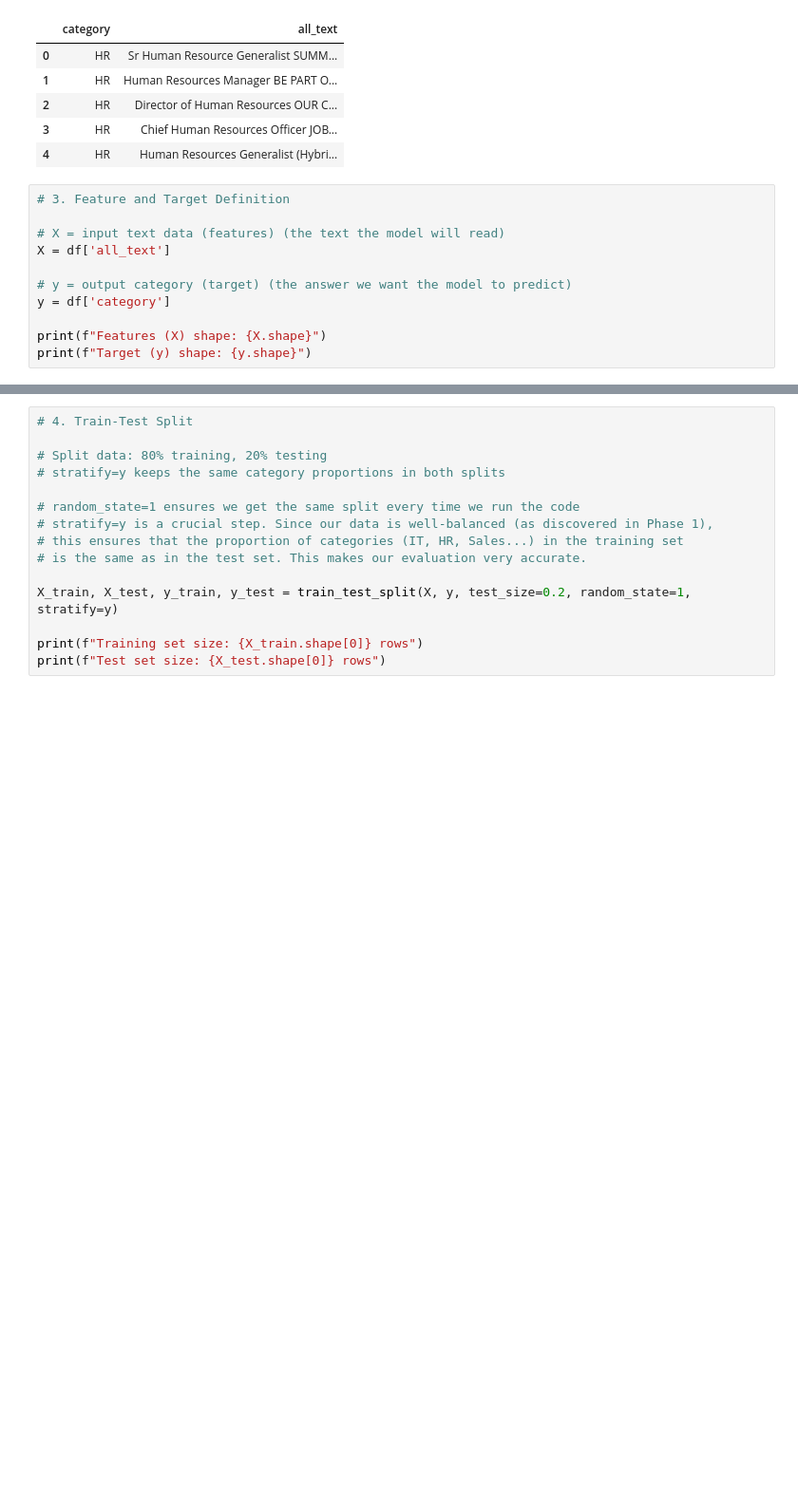
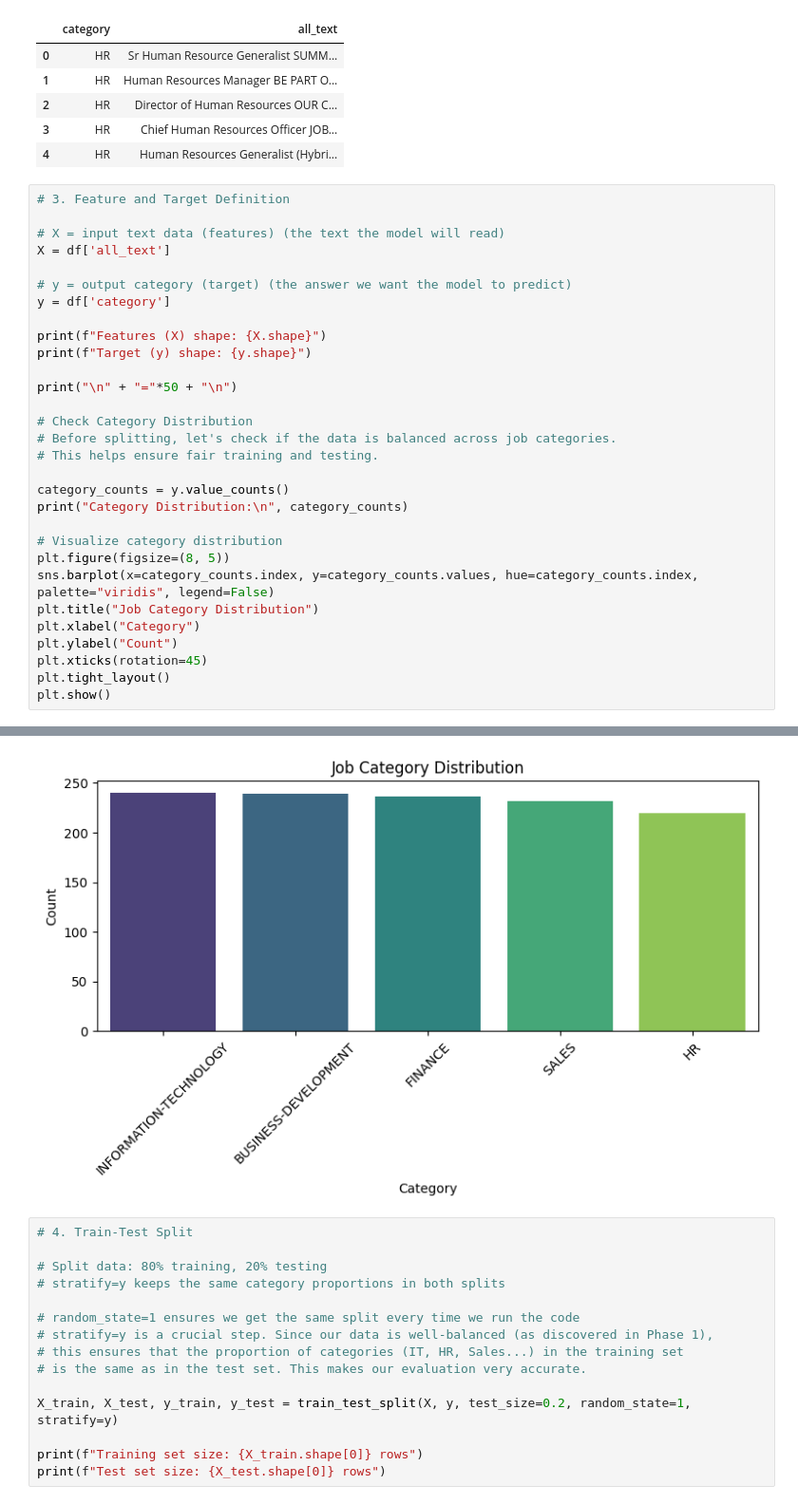
Before and after one commit to RanaaAlanezi/SWE485-Project-Group7, a Jupyter notebook: Supervised_Learning/Phase2_Supervised_Learning.ipynb, the cells around one changed output, grey strips where cells are left out. Shown: that part at 95% size. Saved outputs shown, nothing was run; the diff lists cells and outputs as text; blank space fills up the shorter version.

```diff
--- a/Supervised_Learning/Phase2_Supervised_Learning.ipynb
+++ b/Supervised_Learning/Phase2_Supervised_Learning.ipynb
@@ -77,6 +77,25 @@ y = df['category']
 
 print(f"Features (X) shape: {X.shape}")
 print(f"Target (y) shape: {y.shape}")
+
+print("\n" + "="*50 + "\n")
+
+# Check Category Distribution
+# Before splitting, let's check if the data is balanced across job categories.
+# This helps ensure fair training and testing.
+
+category_counts = y.value_counts()
+print("Category Distribution:\n", category_counts)
+
+# Visualize category distribution
+plt.figure(figsize=(8, 5))
+sns.barplot(x=category_counts.index, y=category_counts.values, hue=category_counts.index, palette="viridis", legend=False)
+plt.title("Job Category Distribution")
+plt.xlabel("Category")
+plt.ylabel("Count")
+plt.xticks(rotation=45)
+plt.tight_layout()
+plt.show()
 # %% [output]
 Features (X) shape: (1167,)
 Target (y) shape: (1167,)
@@ -83,3 +113,4 @@ Target (y) shape: (1167,)
+[figure, added]
 # %%
 # 4. Train-Test Split
 
```
Also changed, not shown: parts of 1 cell of this notebook, 1 other file.
